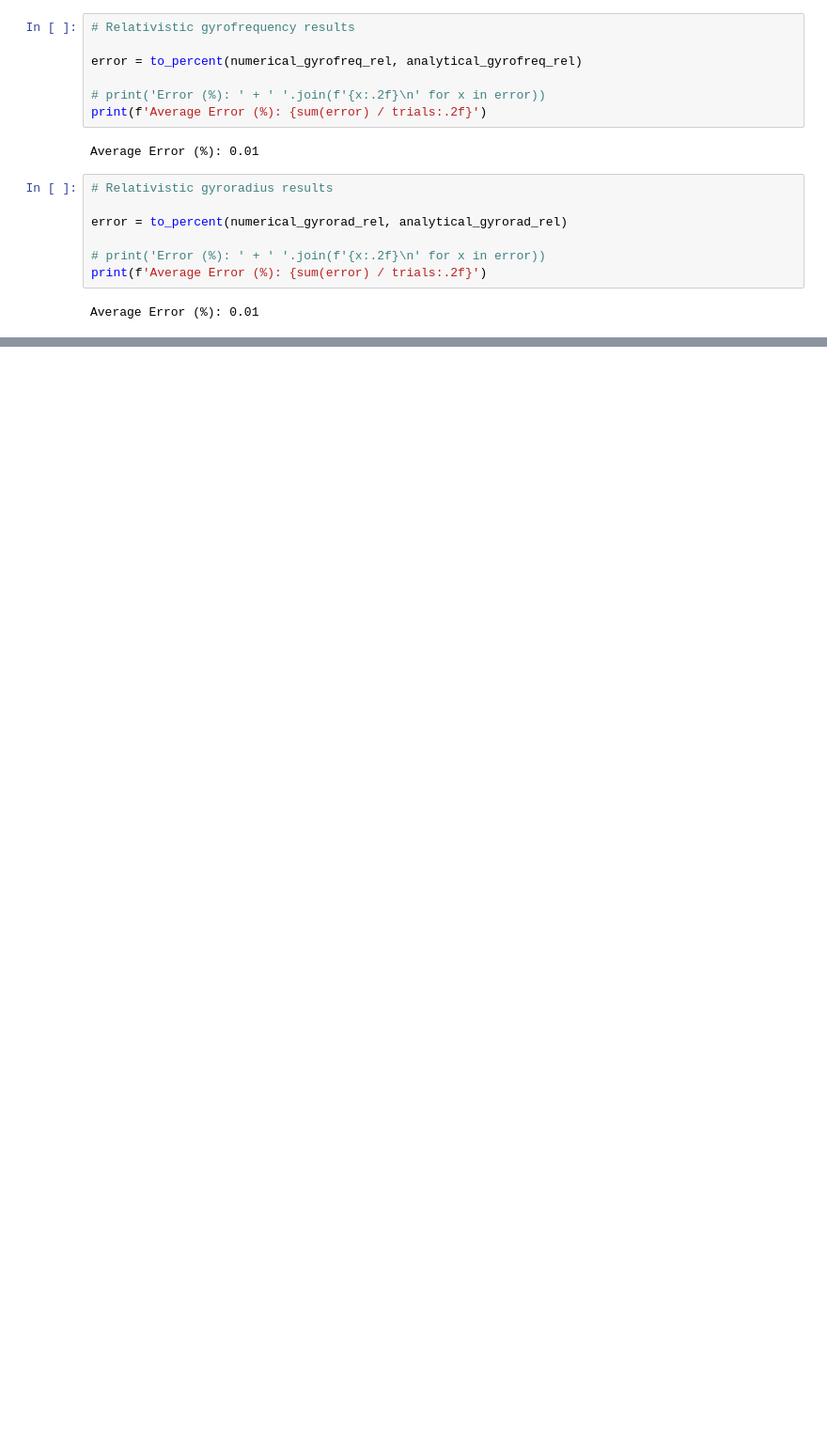
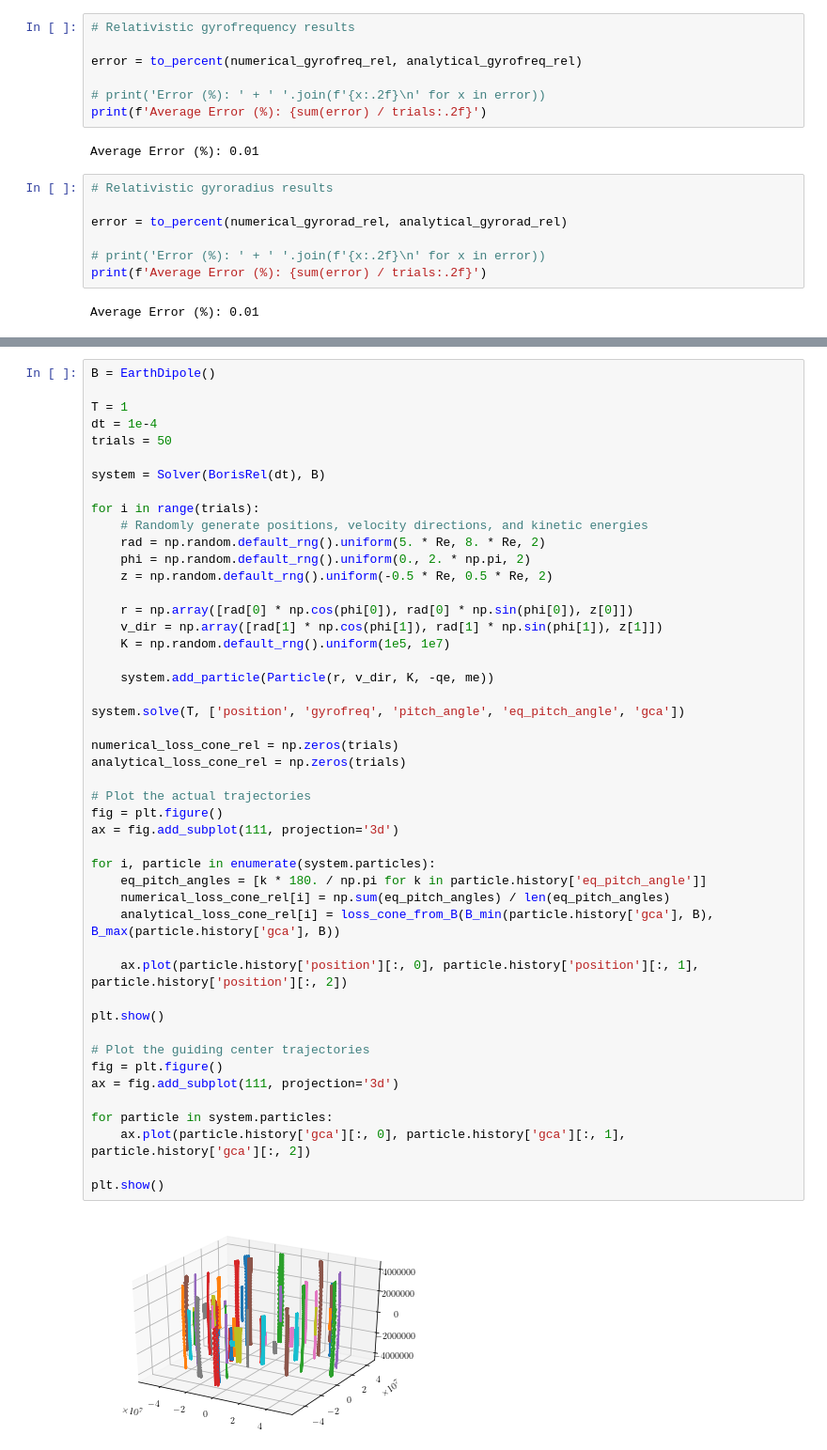
Before and after one commit to zbeever/cpt-solver, a Jupyter notebook: validation.ipynb, the cells around one changed output, grey strips where cells are left out. Shown: that part at 94% size. Drawn from its saved outputs; the diff is of its cells as text; blank space fills up the shorter version.

```diff
--- a/validation.ipynb
+++ b/validation.ipynb
@@ -416,0 +418,49 @@ Average Error (%): 11.27
+# %%
+B = EarthDipole()
+
+T = 1
+dt = 1e-4
+trials = 50
+
+system = Solver(BorisRel(dt), B)
+
+for i in range(trials):
+    # Randomly generate positions, velocity directions, and kinetic energies
+    rad = np.random.default_rng().uniform(5. * Re, 8. * Re, 2)
+    phi = np.random.default_rng().uniform(0., 2. * np.pi, 2)
+    z = np.random.default_rng().uniform(-0.5 * Re, 0.5 * Re, 2)
+
+    r = np.array([rad[0] * np.cos(phi[0]), rad[0] * np.sin(phi[0]), z[0]])
+    v_dir = np.array([rad[1] * np.cos(phi[1]), rad[1] * np.sin(phi[1]), z[1]])
+    K = np.random.default_rng().uniform(1e5, 1e7)
+
+    system.add_particle(Particle(r, v_dir, K, -qe, me))
+
+system.solve(T, ['position', 'gyrofreq', 'pitch_angle', 'eq_pitch_angle', 'gca'])
+
+numerical_loss_cone_rel = np.zeros(trials)
+analytical_loss_cone_rel = np.zeros(trials)
+
+# Plot the actual trajectories
+fig = plt.figure()
+ax = fig.add_subplot(111, projection='3d')
+
+for i, particle in enumerate(system.particles):
+    eq_pitch_angles = [k * 180. / np.pi for k in particle.history['eq_pitch_angle']]
+    numerical_loss_cone_rel[i] = np.sum(eq_pitch_angles) / len(eq_pitch_angles)
+    analytical_loss_cone_rel[i] = loss_cone_from_B(B_min(particle.history['gca'], B), B_max(particle.history['gca'], B))
+
+    ax.plot(particle.history['position'][:, 0], particle.history['position'][:, 1], particle.history['position'][:, 2])
+
+plt.show()
+
+# Plot the guiding center trajectories
+fig = plt.figure()
+ax = fig.add_subplot(111, projection='3d')
+
+for particle in system.particles:
+    ax.plot(particle.history['gca'][:, 0], particle.history['gca'][:, 1], particle.history['gca'][:, 2])
+
+plt.show()
+# %% [output]
+[figure, added]
```
Also changed, not shown: parts of 13 cells of this notebook.
